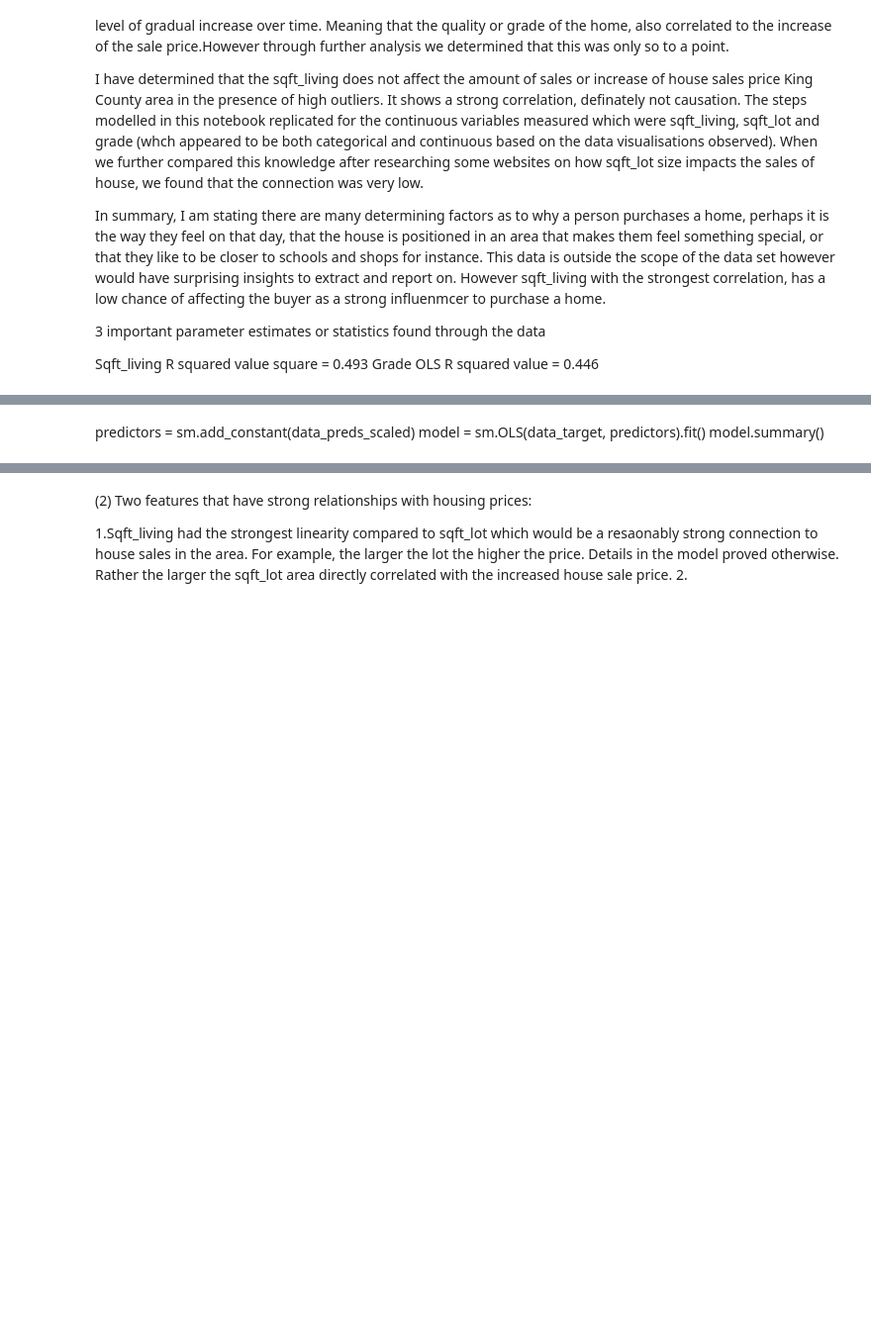
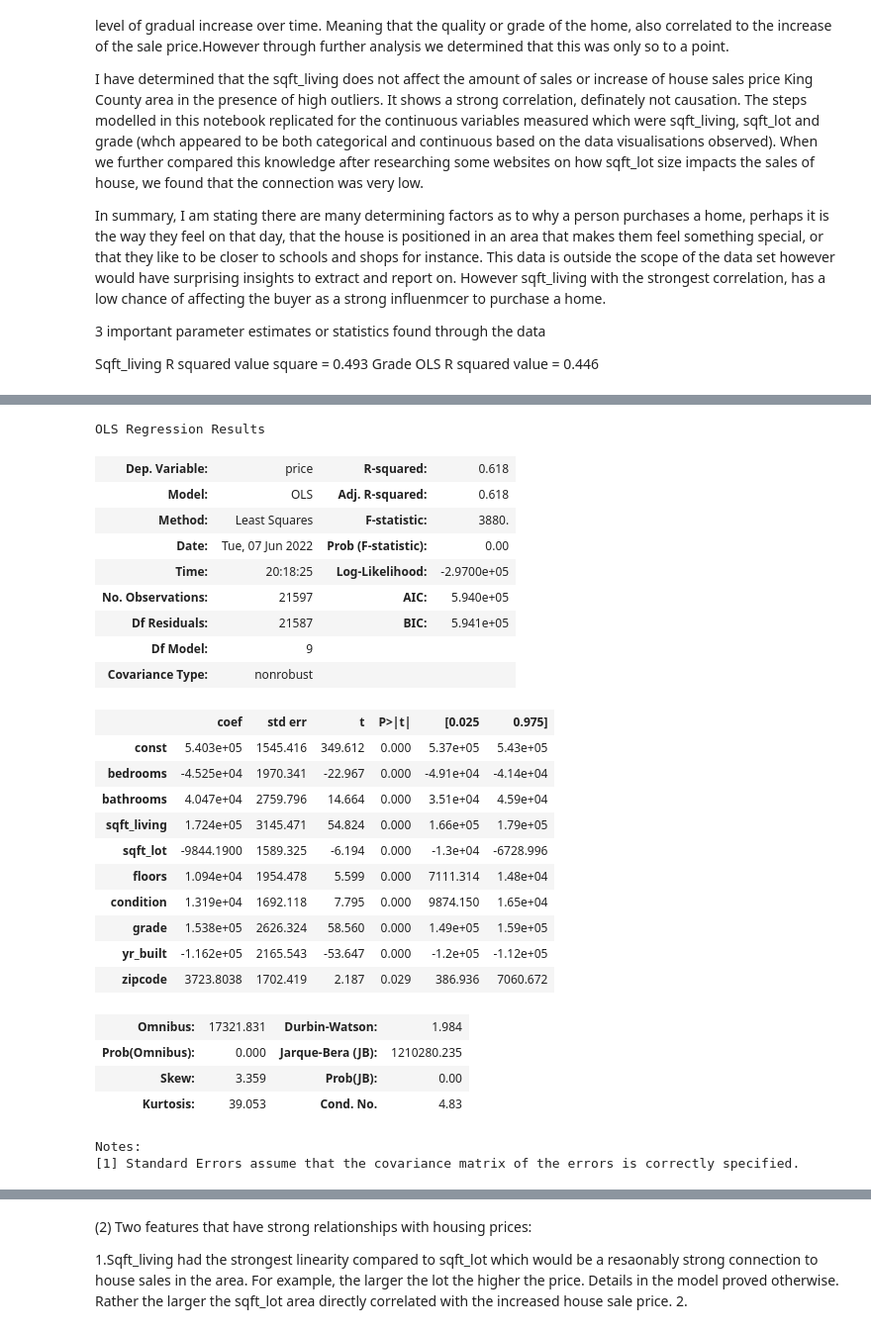
Before and after one commit to githosted/Phase2Pro, a Jupyter notebook: Phase2HousingProject-version2.ipynb, the cells around one changed output, grey strips where cells are left out. Shown at 99% size. Drawn from its saved outputs; the diff is of its cells as text; code cells hidden in the pictures; blank space fills up the shorter version.

```diff
--- a/Phase2HousingProject-version2.ipynb
+++ b/Phase2HousingProject-version2.ipynb
@@ -272,2 +519,5 @@ data_preds_scaled = (data_preds - np.mean(data_preds)) /np.std(data_preds)
+# %%
+data_preds_scaled = (data_preds - np.mean(data_preds))/np.std(data_preds)
+#pd.options.display.float_format = lambda x : '{:.0f}'.format(x) if int(x) == x else '{:,.2f}'.format(x)
 # %%
 data_preds_scaled.describe()
@@ -274,7 +534,35 @@ data_preds_scaled.describe()
-# %% [markdown]
-predictors = sm.add_constant(data_preds_scaled)
-model = sm.OLS(data_target, predictors).fit()
-model.summary()
+# %%
+predictors = sm.add_constant(data_preds_scaled)
+model = sm.OLS(data_target, predictors).fit()
+model.summary()
+# %% [output]
+OLS Regression Results
+| Dep. Variable: | price | R-squared: | 0.618 |
+| Model: | OLS | Adj. R-squared: | 0.618 |
+| Method: | Least Squares | F-statistic: | 3880. |
+| Date: | Tue, 07 Jun 2022 | Prob (F-statistic): | 0.00 |
+| Time: | 20:18:25 | Log-Likelihood: | -2.9700e+05 |
+| No. Observations: | 21597 | AIC: | 5.940e+05 |
+| Df Residuals: | 21587 | BIC: | 5.941e+05 |
+| Df Model: | 9 |  |  |
+| Covariance Type: | nonrobust |  |  |
+|  | coef | std err | t | P>|t| | [0.025 | 0.975] |
+| const | 5.403e+05 | 1545.416 | 349.612 | 0.000 | 5.37e+05 | 5.43e+05 |
+| bedrooms | -4.525e+04 | 1970.341 | -22.967 | 0.000 | -4.91e+04 | -4.14e+04 |
+| bathrooms | 4.047e+04 | 2759.796 | 14.664 | 0.000 | 3.51e+04 | 4.59e+04 |
+| sqft_living | 1.724e+05 | 3145.471 | 54.824 | 0.000 | 1.66e+05 | 1.79e+05 |
+| sqft_lot | -9844.1900 | 1589.325 | -6.194 | 0.000 | -1.3e+04 | -6728.996 |
+| floors | 1.094e+04 | 1954.478 | 5.599 | 0.000 | 7111.314 | 1.48e+04 |
+| condition | 1.319e+04 | 1692.118 | 7.795 | 0.000 | 9874.150 | 1.65e+04 |
+| grade | 1.538e+05 | 2626.324 | 58.560 | 0.000 | 1.49e+05 | 1.59e+05 |
+| yr_built | -1.162e+05 | 2165.543 | -53.647 | 0.000 | -1.2e+05 | -1.12e+05 |
+| zipcode | 3723.8038 | 1702.419 | 2.187 | 0.029 | 386.936 | 7060.672 |
+| Omnibus: | 17321.831 | Durbin-Watson: | 1.984 |
+| Prob(Omnibus): | 0.000 | Jarque-Bera (JB): | 1210280.235 |
+| Skew: | 3.359 | Prob(JB): | 0.00 |
+| Kurtosis: | 39.053 | Cond. No. | 4.83 |
+Notes:
+[1] Standard Errors assume that the covariance matrix of the errors is correctly specified.
 # %%
 #Transforming dataset
 ss = StandardScaler()
```
Also changed, not shown: parts of 59 cells of this notebook, 5 other files.
